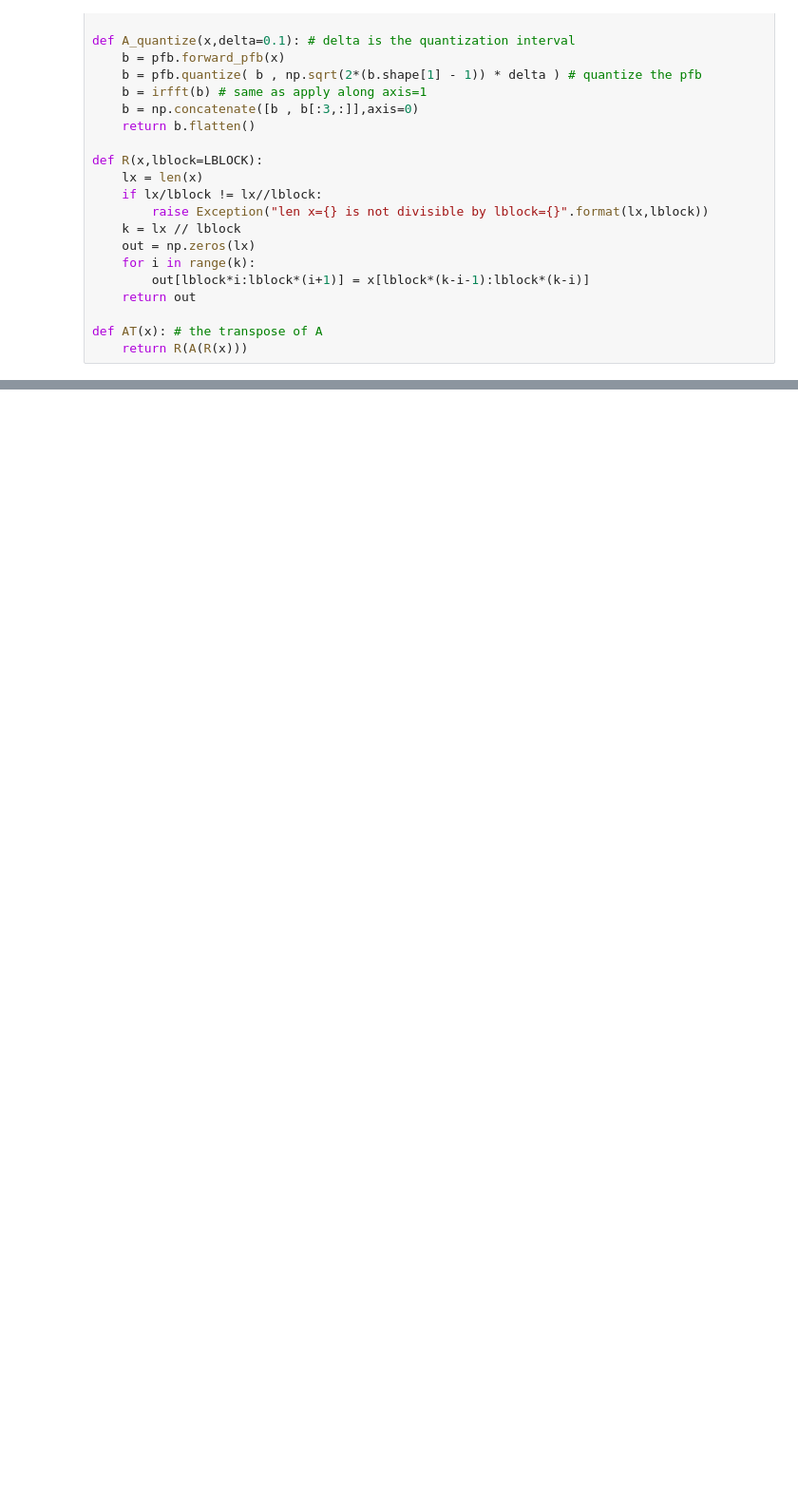
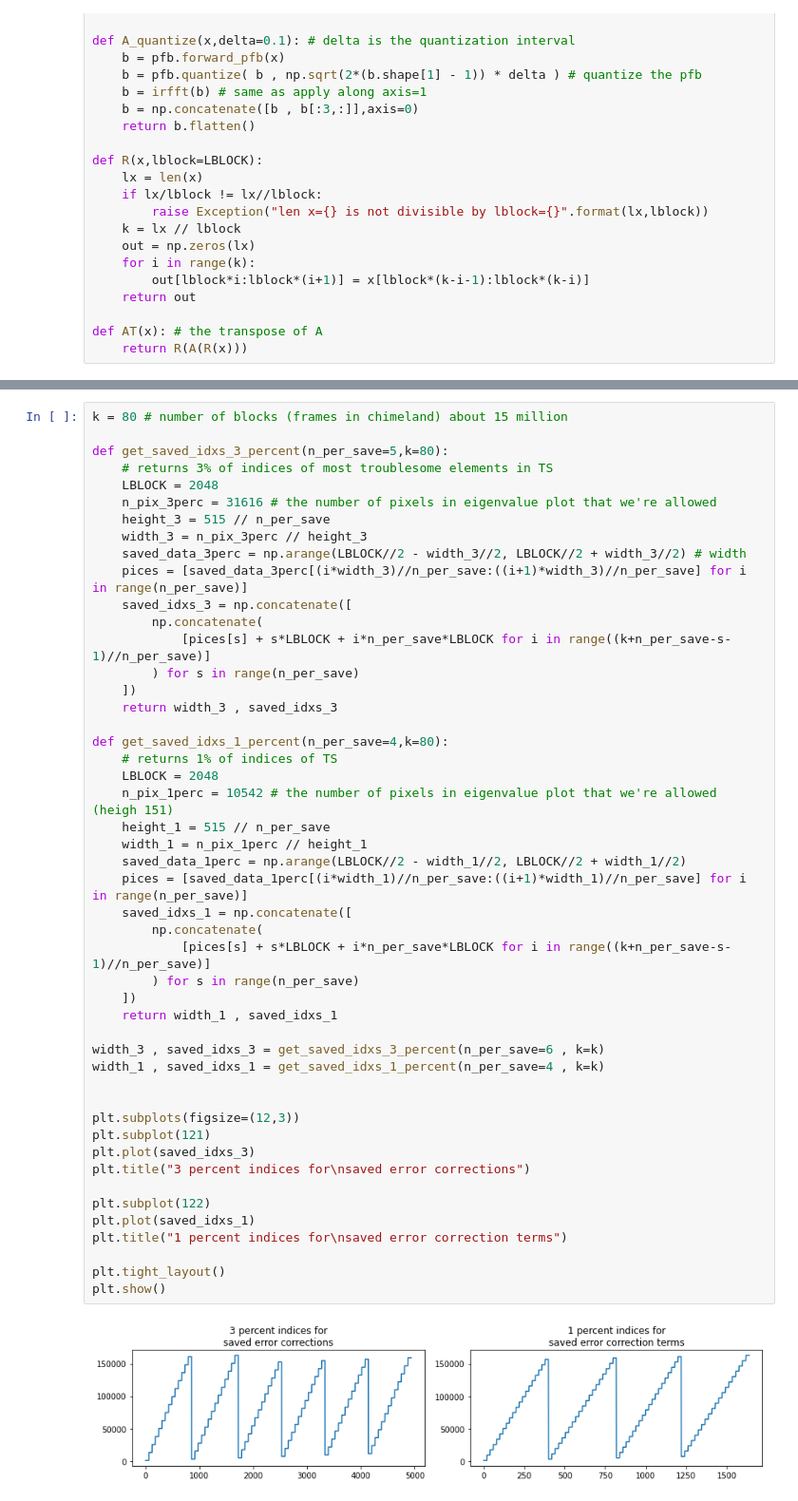
Before and after one commit to dcxSt/pfb-mod, a Jupyter notebook: little_scripts_testing/Conjugat_Gradient1.ipynb, the cells around one changed output, grey strips where cells are left out. Shown: that part at 95% size. Saved outputs shown, nothing was run; the diff lists cells and outputs as text; blank space fills up the shorter version.

```diff
--- a/little_scripts_testing/Conjugat_Gradient1.ipynb
+++ b/little_scripts_testing/Conjugat_Gradient1.ipynb
@@ -98,3 +43,53 @@ plt.show()
+# %%
+k = 80 # number of blocks (frames in chimeland) about 15 million
+
+def get_saved_idxs_3_percent(n_per_save=5,k=80):
+    # returns 3% of indices of most troublesome elements in TS
+    LBLOCK = 2048
+    n_pix_3perc = 31616 # the number of pixels in eigenvalue plot that we're allowed
+    height_3 = 515 // n_per_save
+    width_3 = n_pix_3perc // height_3
+    saved_data_3perc = np.arange(LBLOCK//2 - width_3//2, LBLOCK//2 + width_3//2) # width
+    pices = [saved_data_3perc[(i*width_3)//n_per_save:((i+1)*width_3)//n_per_save] for i in range(n_per_save)]
+    saved_idxs_3 = np.concatenate([
+        np.concatenate(
+            [pices[s] + s*LBLOCK + i*n_per_save*LBLOCK for i in range((k+n_per_save-s-1)//n_per_save)]
+        ) for s in range(n_per_save)
+    ])
+    return width_3 , saved_idxs_3
+
+def get_saved_idxs_1_percent(n_per_save=4,k=80):
+    # returns 1% of indices of TS
+    LBLOCK = 2048
+    n_pix_1perc = 10542 # the number of pixels in eigenvalue plot that we're allowed (heigh 151)
+    height_1 = 515 // n_per_save
+    width_1 = n_pix_1perc // height_1
+    saved_data_1perc = np.arange(LBLOCK//2 - width_1//2, LBLOCK//2 + width_1//2)
+    pices = [saved_data_1perc[(i*width_1)//n_per_save:((i+1)*width_1)//n_per_save] for i in range(n_per_save)]
+    saved_idxs_1 = np.concatenate([
+        np.concatenate(
+            [pices[s] + s*LBLOCK + i*n_per_save*LBLOCK for i in range((k+n_per_save-s-1)//n_per_save)]
+        ) for s in range(n_per_save)
+    ])
+    return width_1 , saved_idxs_1
+
+width_3 , saved_idxs_3 = get_saved_idxs_3_percent(n_per_save=6 , k=k)
+width_1 , saved_idxs_1 = get_saved_idxs_1_percent(n_per_save=4 , k=k)
+
+
+plt.subplots(figsize=(12,3))
+plt.subplot(121)
+plt.plot(saved_idxs_3)
+plt.title("3 percent indices for\nsaved error corrections")
+
+plt.subplot(122)
+plt.plot(saved_idxs_1)
+plt.title("1 percent indices for\nsaved error correction terms")
+
+plt.tight_layout()
+plt.show()
+# %% [output]
+[figure, added]
 # %%
 def conjugate_gradient_descent(B,u,x0=None,rmin=0.1,max_iter=100):
     # u is the data, B is the symmetric matrix operator (written as func)
```
Also changed, not shown: parts of 15 cells of this notebook.
